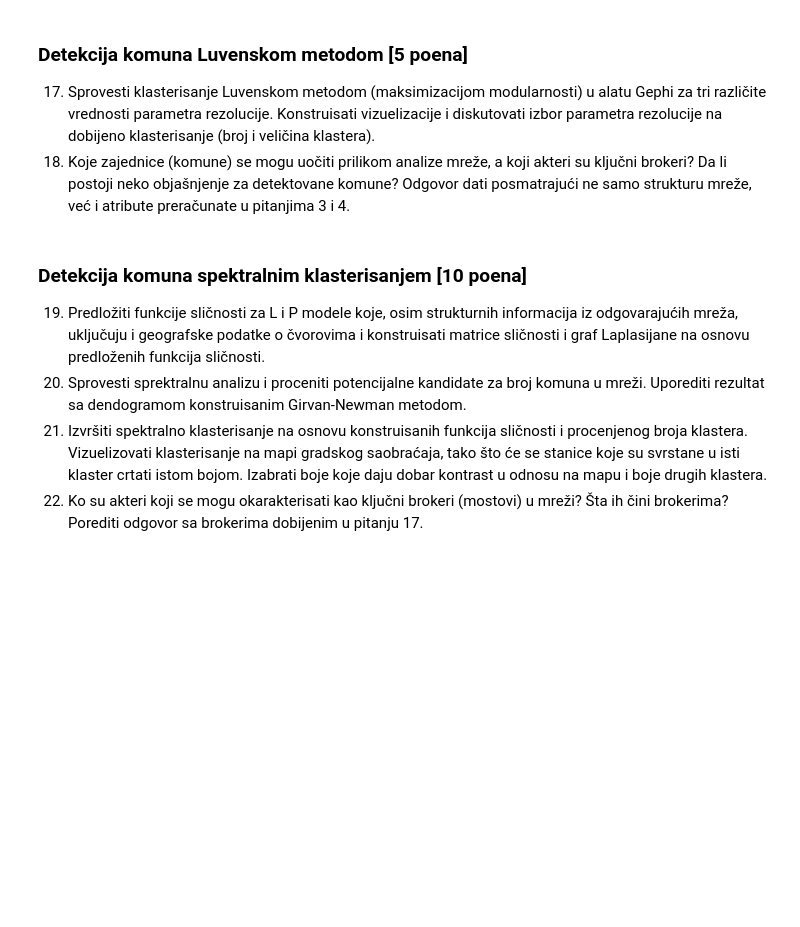
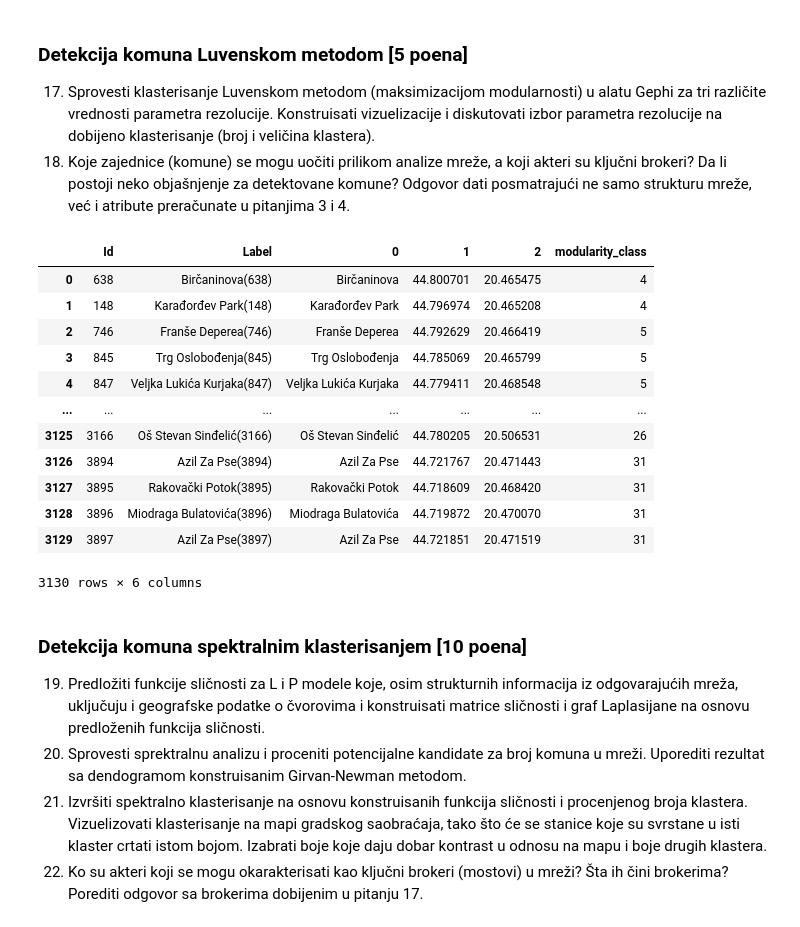
Before and after one commit to markods/BelgradeTransportNet, a Jupyter notebook: src/projekat.ipynb, the cells around one changed output. Cells and saved outputs as stored; diff of their text form; code cells hidden in the pictures; blank space fills up the shorter version.

```diff
--- a/src/projekat.ipynb
+++ b/src/projekat.ipynb
@@ -934,8 +934,30 @@ analyze_centrality(BgNetL, "BGNetL")
 # %%
 # 17) Sprovesti klasterisanje Luvenskom metodom (maksimizacijom modularnosti) u alatu Gephi za tri različite vrednosti parametra rezolucije.
 # Konstruisati vizuelizacije i diskutovati izbor parametra rezolucije na dobijeno klasterisanje (broj i veličina klastera).
 
 # TODO
+
+#rezoluciju kao string posto je deo imena
+def get_modular_graph(graph_name, resolution):
+    csv_name = f"{graphs_path}/{graph_name}_luven_{resolution}_nodes.csv"
+    df_louvain = pd.read_csv(csv_name)
+
+    return df_louvain
+get_modular_graph("BGNetL", "1.0")
+# %% [output]
+|  | Id | Label | 0 | 1 | 2 | modularity_class |
+| 0 | 638 | Birčaninova(638) | Birčaninova | 44.800701 | 20.465475 | 4 |
+| 1 | 148 | Karađorđev Park(148) | Karađorđev Park | 44.796974 | 20.465208 | 4 |
+| 2 | 746 | Franše Deperea(746) | Franše Deperea | 44.792629 | 20.466419 | 5 |
+| 3 | 845 | Trg Oslobođenja(845) | Trg Oslobođenja | 44.785069 | 20.465799 | 5 |
+| 4 | 847 | Veljka Lukića Kurjaka(847) | Veljka Lukića Kurjaka | 44.779411 | 20.468548 | 5 |
+| ... | ... | ... | ... | ... | ... | ... |
+| 3125 | 3166 | Oš Stevan Sinđelić(3166) | Oš Stevan Sinđelić | 44.780205 | 20.506531 | 26 |
+| 3126 | 3894 | Azil Za Pse(3894) | Azil Za Pse | 44.721767 | 20.471443 | 31 |
+| 3127 | 3895 | Rakovački Potok(3895) | Rakovački Potok | 44.718609 | 20.468420 | 31 |
+| 3128 | 3896 | Miodraga Bulatovića(3896) | Miodraga Bulatovića | 44.719872 | 20.470070 | 31 |
+| 3129 | 3897 | Azil Za Pse(3897) | Azil Za Pse | 44.721851 | 20.471519 | 31 |
+3130 rows × 6 columns
 # %%
 # 18) Koje zajednice (komune) se mogu uočiti prilikom analize mreže, a koji akteri su ključni brokeri?
 # Da li postoji neko objašnjenje za detektovane komune?
```
Also changed, not shown: parts of 1 cell of this notebook, 5 other files.
